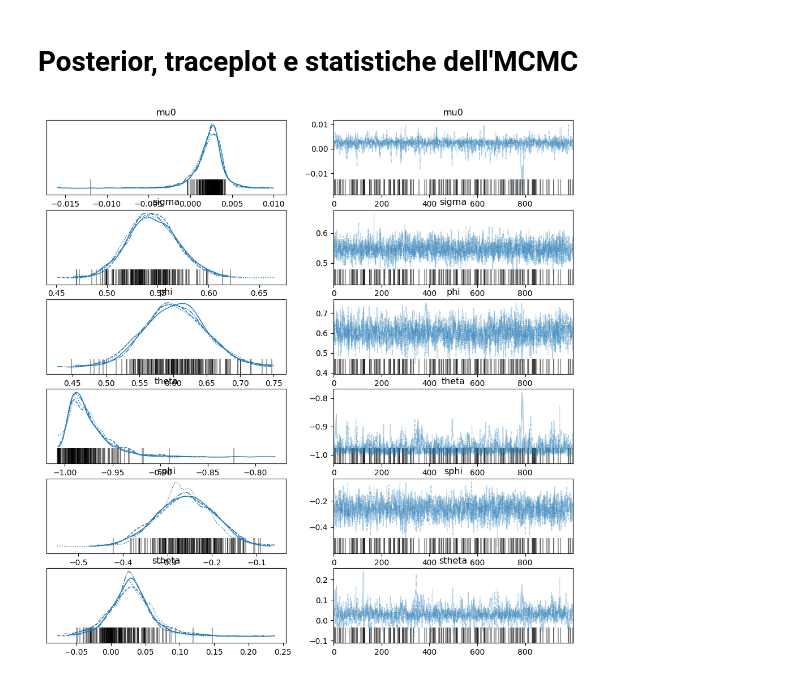
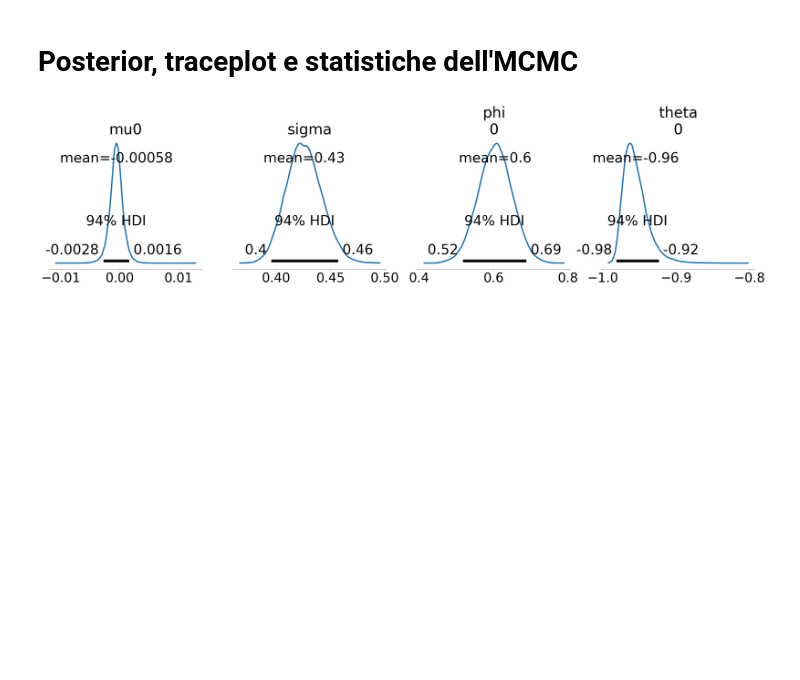
Before and after one commit to CostanzaCantalini/bayes_colab, a Jupyter notebook: data/sarima_bayesiano.ipynb, the cells around one changed output. Drawn from its saved outputs; the diff is of its cells as text; code cells hidden in the pictures; blank space fills up the shorter version.

```diff
--- a/data/sarima_bayesiano.ipynb
+++ b/data/sarima_bayesiano.ipynb
@@ -352,10 +319,8 @@ class SARIMAX:
 # %% [markdown]
 # Definizione di prior e iperparametri
 # %%
-p, q, P, Q = 1, 1, 1, 1
+p, q = 1, 1
 d = 1
-D = 1
-Stagionalita = 90
 
 @tfd.JointDistributionCoroutine
 def sarima_priors():
@@ -363,12 +328,9 @@ def sarima_priors():
     sigma = yield root(tfd.HalfStudentT(df=7, loc=0, scale=1., name='sigma'))
     phi = yield root(tfd.Sample(tfd.Normal(loc=0, scale=0.5), p, name='phi'))
     theta = yield root(tfd.Sample(tfd.Normal(loc=0, scale=0.5), q, name='theta'))
-    sphi = yield root(tfd.Sample(tfd.Normal(loc=0, scale=0.5), P, name='sphi'))
-    stheta = yield root(tfd.Sample(tfd.Normal(loc=0, scale=0.5), Q, name='stheta'))
 
 
 sarima_1 = SARIMAX(
     stazione_df['LogVal'],
-    order=(p, d, q),
-    seasonal_order=(P, D, Q, Stagionalita))
+    order=(p, d, q))
 # %% [output]
@@ -393,7 +355,7 @@ target_log_prob_fn = lambda *x: sarima_priors.log_prob(
     *x) + sarima_1.log_prob(*x)
 
 mcmc_samples, sampler_stats = run_mcmc_simple(
-    1000, sarima_priors, n_chains=4, num_adaptation_steps=1000,
+    10000, sarima_priors, n_chains=4, num_adaptation_steps=1000,
     target_log_prob_fn=target_log_prob_fn,
     seed=tf.constant([623453, 456345], dtype=tf.int32),
 )
@@ -407,21 +369,22 @@ Wall time: 45.7 s
 # %% [markdown]
 # Posterior, traceplot e statistiche dell'MCMC
 # %%
+
 data_likelihood = np.swapaxes(sarima_1.log_prob_elementwise(*mcmc_samples), 1, 0)
 sarima_0_idata = az.from_dict(
     posterior={
         k:np.swapaxes(v.numpy(), 1, 0)
         for k, v in mcmc_samples._asdict().items()},
     sample_stats={
         k:np.swapaxes(sampler_stats[k], 1, 0)
         for k in ["target_log_prob", "diverging", "accept_ratio", "n_steps"]},
     observed_data={'observed': sarima_1.observed},
     log_likelihood={'observed': data_likelihood},
 )
 
-axes = az.plot_trace(sarima_0_idata);
+axes = az.plot_posterior(sarima_0_idata, backend='matplotlib', textsize=30.0);
 # %% [output]
-[figure, old version]
+[figure, new version]
 # %%
 az.summary(sarima_0_idata)
 # %% [output]
```
Also changed, not shown: parts of 5 cells of this notebook, 5 other files.
